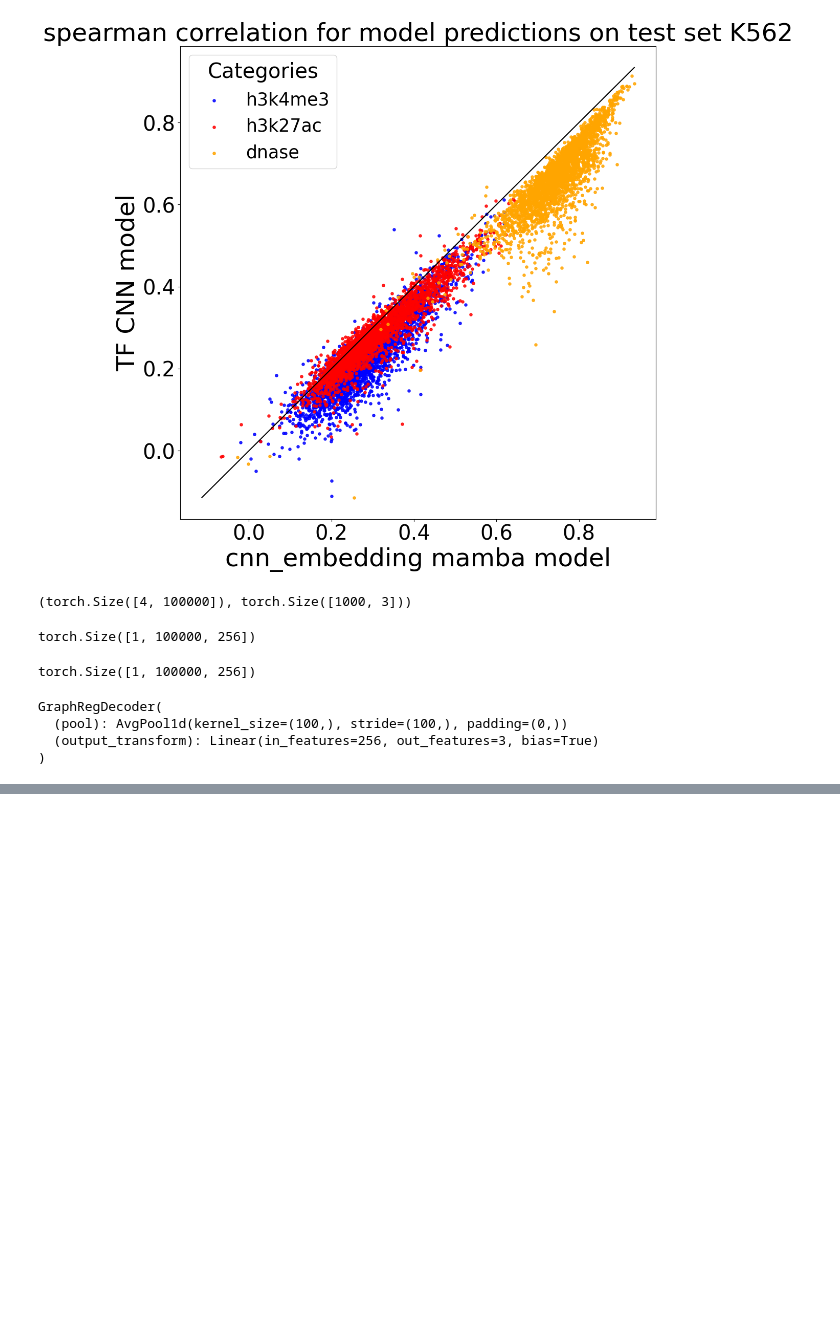
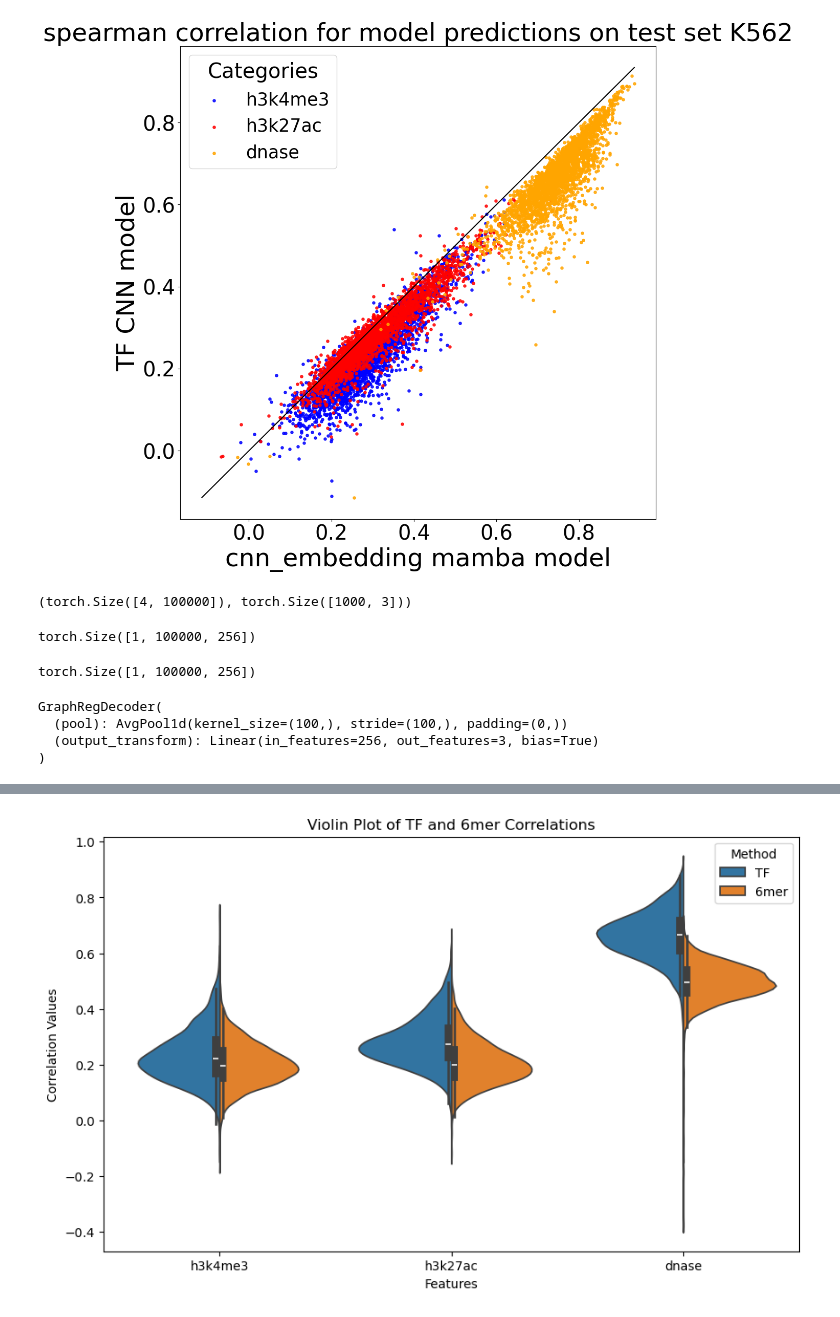
Before and after one commit to Sarthak-Ti/caduceus, a Jupyter notebook: code_test/evaluation_GR3.ipynb, the cells around one changed output, grey strips where cells are left out. Drawn from its saved outputs; the diff is of its cells as text; code cells hidden in the pictures; blank space fills up the shorter version.

```diff
--- a/code_test/evaluation_GR3.ipynb
+++ b/code_test/evaluation_GR3.ipynb
@@ -216,0 +219,18 @@ GraphRegDecoder(
+# %%
+from tqdm import tqdm
+from scipy.stats import spearmanr
+import numpy as np
+true_vals = np.load('/data1/lesliec/sarthak/data/GraphReg/model_out/true_test_K562.npy')
+pred_vals_6mer = np.load('/data1/lesliec/sarthak/data/GraphReg/model_out/pred_test_100k_6mer_e6_12.2.npy')
+pred_vals_cnn = np.load('/data1/lesliec/sarthak/data/GraphReg/model_out/pred_test_100k_cnn-embed_e16_12.2.npy')
+pred_tf = np.load('/data1/lesliec/sarthak/data/GraphReg/model_out/pred_test_tf_K562.npy')
+
+corrs_6mer = np.zeros((true_vals.shape[0], 3))
+corrs_cnn = np.zeros((true_vals.shape[0], 3))
+corrs_tf = np.zeros((true_vals.shape[0], 3))
+
+for i in tqdm(range(true_vals.shape[0])):
+    for j in range(3):
+        corrs_6mer[i,j] = spearmanr(true_vals[i,:,j], pred_vals_6mer[i,:,j]).correlation
+        corrs_cnn[i,j] = spearmanr(true_vals[i,:,j], pred_vals_cnn[i,:,j]).correlation
+        corrs_tf[i,j] = spearmanr(true_vals[i,:,j], pred_tf[i,:,j]).correlation
@@ -216,0 +323,26 @@ GraphRegDecoder(
+# %%
+df = pd.DataFrame({
+    "TF1": corrs_tf[:, 0],
+    "TF2": corrs_tf[:, 1],
+    "TF3": corrs_tf[:, 2],
+    "6mer1": corrs_6mer[:, 0],
+    "6mer2": corrs_6mer[:, 1],
+    "6mer3": corrs_6mer[:, 2]
+})
+
+df_melted = df.melt(var_name="Feature_Method", value_name="Values")
+
+# Split "Feature_Method" into "Feature" and "Method" columns
+df_melted["Feature"] = df_melted["Feature_Method"].str.extract(r'(TF|6mer)(\d)')[1].map({"1": "h3k4me3", "2": "h3k27ac", "3": "dnase"})
+df_melted["Method"] = df_melted["Feature_Method"].str.extract(r'(TF|6mer)')[0]
+
+# Plot the violin plot
+plt.figure(figsize=(10, 6))
+sns.violinplot(x="Feature", y="Values", hue="Method", data=df_melted, split=True)
+plt.title("Violin Plot of TF and 6mer Correlations")
+plt.ylabel("Correlation Values")
+plt.xlabel("Features")
+plt.legend(title="Method")
+plt.show()
+# %% [output]
+[figure, added]
```
Also changed, not shown: parts of 10 cells of this notebook, 10 other files.
